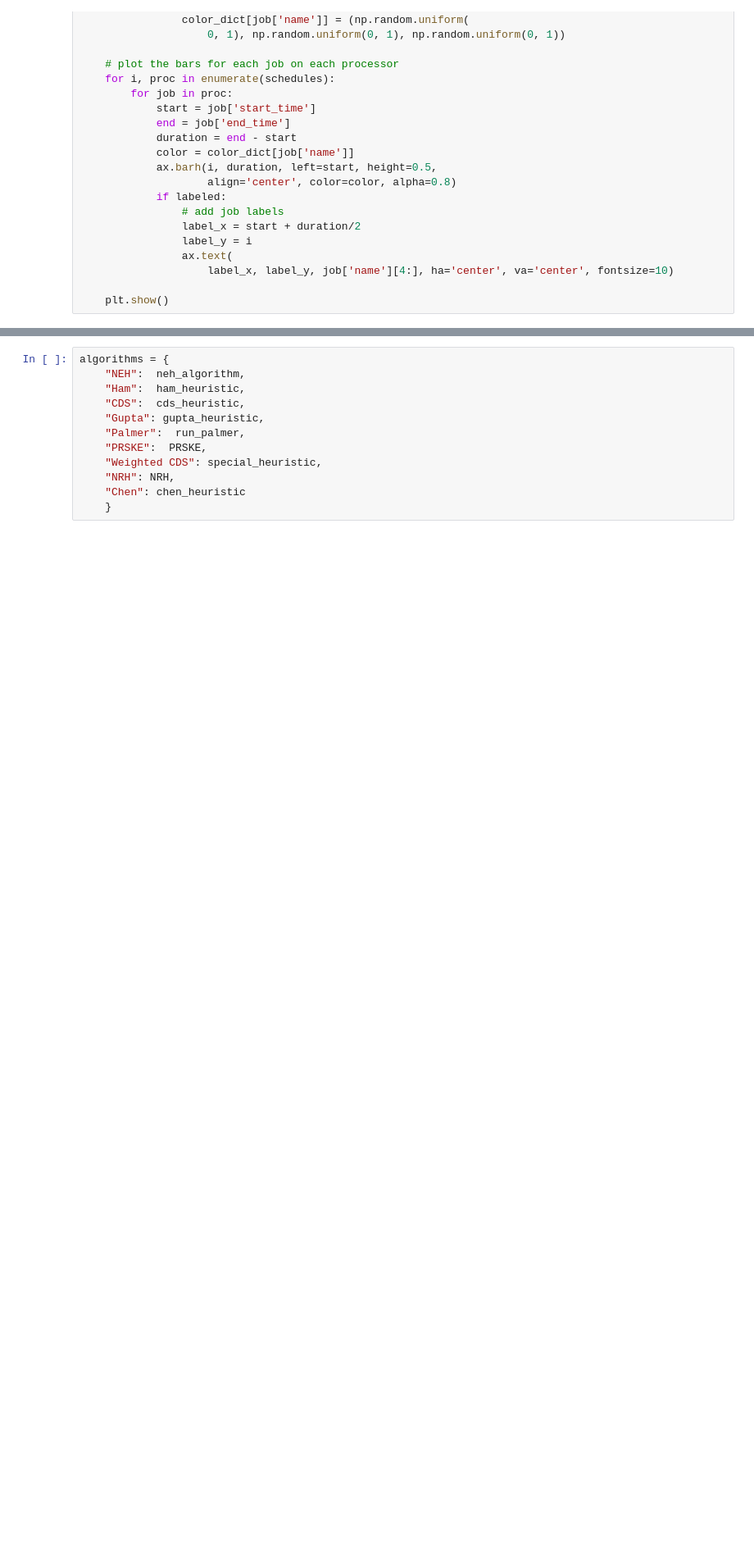
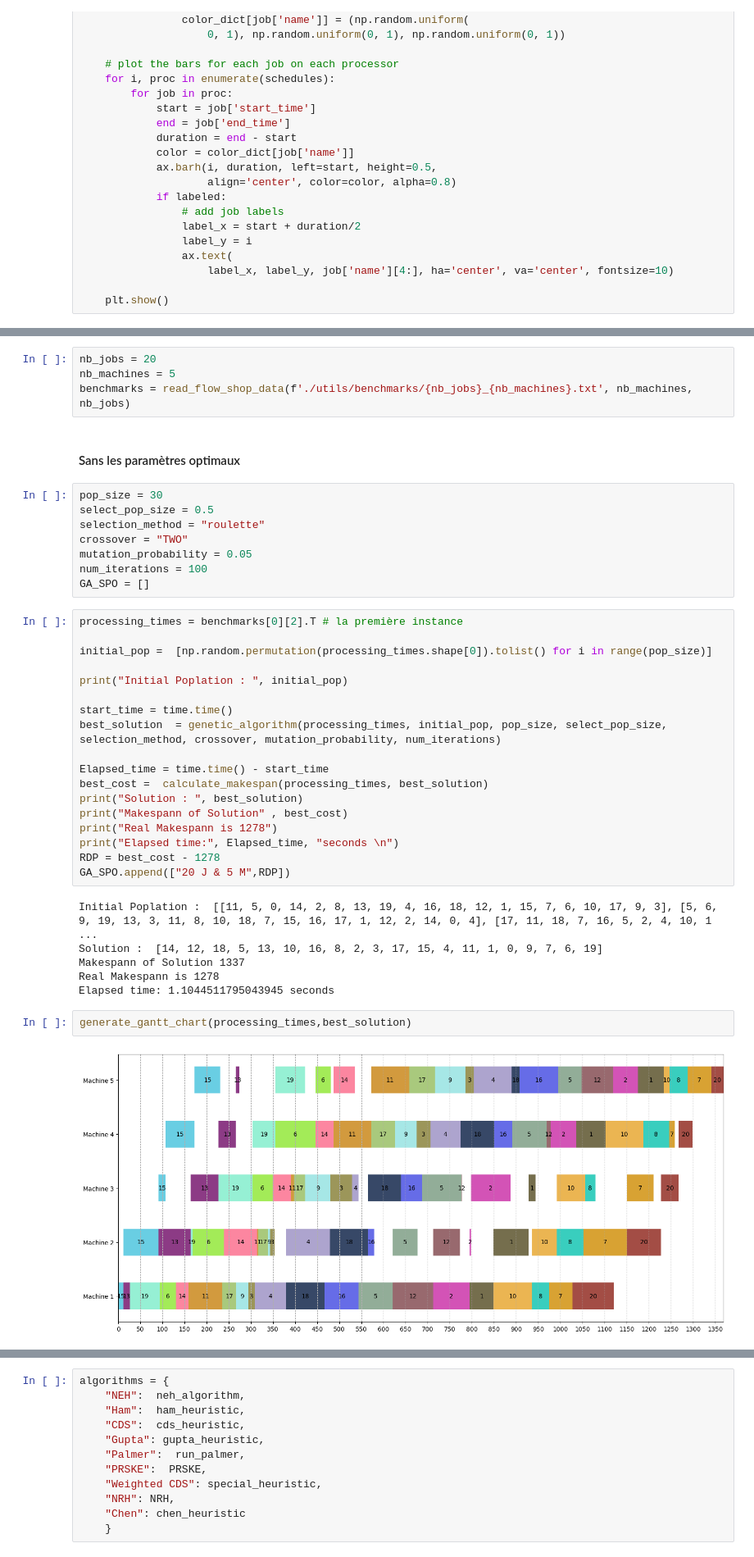
Before and after one commit to MarouaneBenbetka/Flow-Shop-Problem, a Jupyter notebook: Lab4/Population based metaheuristics.ipynb, the cells around one changed output, grey strips where cells are left out. Shown at 82% size. Cells and saved outputs as stored; diff of their text form; blank space fills up the shorter version.

```diff
--- a/Lab4/Population based metaheuristics.ipynb
+++ b/Lab4/Population based metaheuristics.ipynb
@@ -115,0 +460,42 @@ def generate_gantt_chart(processing_times, seq, interval=50, labeled=True):
+# %%
+nb_jobs = 20
+nb_machines = 5
+benchmarks = read_flow_shop_data(f'./utils/benchmarks/{nb_jobs}_{nb_machines}.txt', nb_machines, nb_jobs)
+# %% [markdown]
+#### Sans les paramètres optimaux
+# %%
+pop_size = 30
+select_pop_size = 0.5
+selection_method = "roulette"
+crossover = "TWO"
+mutation_probability = 0.05
+num_iterations = 100
+GA_SPO = []
+# %%
+processing_times = benchmarks[0][2].T # la première instance
+
+initial_pop =  [np.random.permutation(processing_times.shape[0]).tolist() for i in range(pop_size)]
+
+print("Initial Poplation : ", initial_pop)
+
+start_time = time.time()
+best_solution  = genetic_algorithm(processing_times, initial_pop, pop_size, select_pop_size, selection_method, crossover, mutation_probability, num_iterations)
+
+Elapsed_time = time.time() - start_time
+best_cost =  calculate_makespan(processing_times, best_solution)
+print("Solution : ", best_solution)
+print("Makespann of Solution" , best_cost)
+print("Real Makespann is 1278")
+print("Elapsed time:", Elapsed_time, "seconds \n")
+RDP = best_cost - 1278
+GA_SPO.append(["20 J & 5 M",RDP])
+# %% [output]
+Initial Poplation :  [[11, 5, 0, 14, 2, 8, 13, 19, 4, 16, 18, 12, 1, 15, 7, 6, 10, 17, 9, 3], [5, 6, 9, 19, 13, 3, 11, 8, 10, 18, 7, 15, 16, 17, 1, 12, 2, 14, 0, 4], [17, 11, 18, 7, 16, 5, 2, 4, 10, 1 ...
+Solution :  [14, 12, 18, 5, 13, 10, 16, 8, 2, 3, 17, 15, 4, 11, 1, 0, 9, 7, 6, 19]
+Makespann of Solution 1337
+Real Makespann is 1278
+Elapsed time: 1.1044511795043945 seconds
+# %%
+generate_gantt_chart(processing_times,best_solution)
+# %% [output]
+[figure, added]
```
Also changed, not shown: parts of 95 cells of this notebook, 1 other file.
